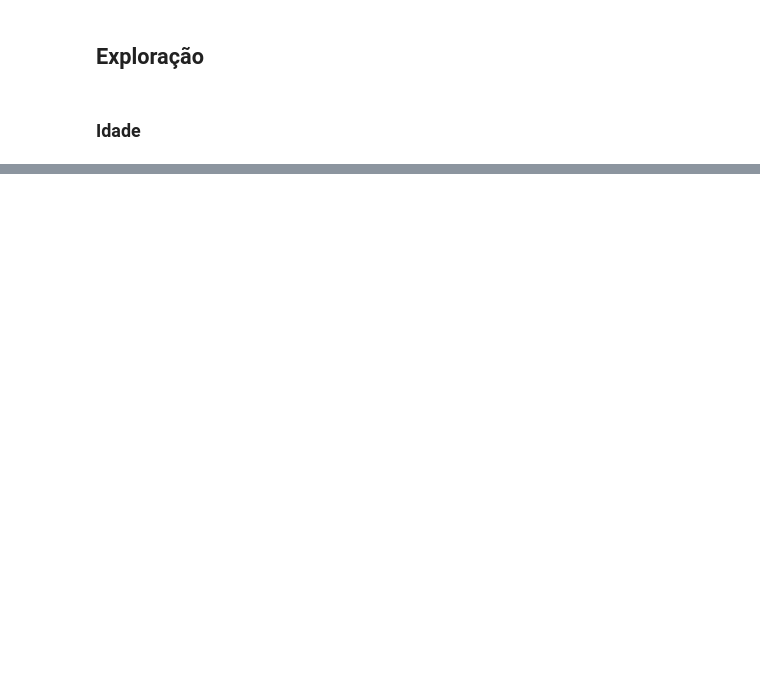
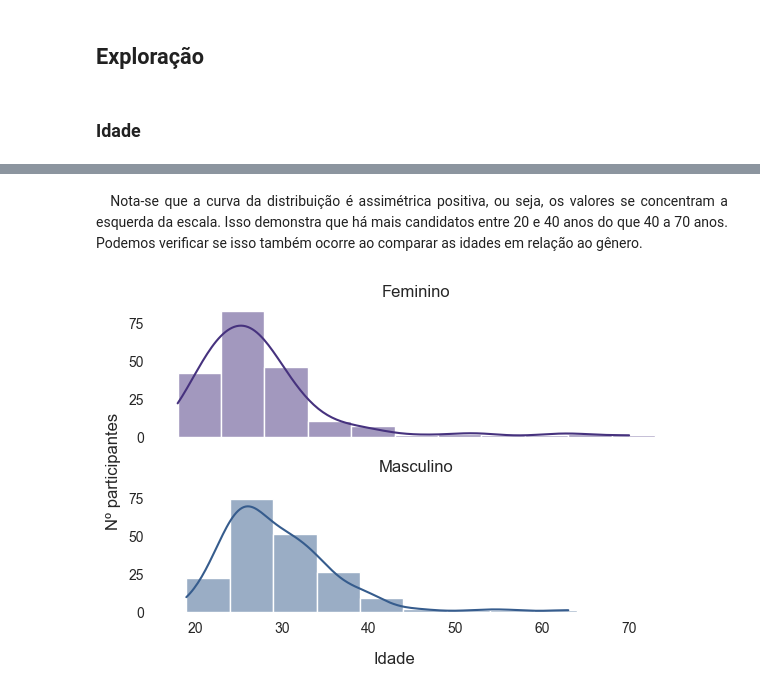
Before and after one commit to souzadecarlos/analise_bbb, a Jupyter notebook: main.ipynb, the cells around one changed output, grey strips where cells are left out. Saved outputs shown, nothing was run; the diff lists cells and outputs as text; code cells hidden in the pictures; blank space fills up the shorter version.

```diff
--- a/main.ipynb
+++ b/main.ipynb
@@ -321,0 +109,15 @@ Chi2ContingencyResult(statistic=36.985217907980065, pvalue=0.023744343204973112,
+# %% [markdown]
+<div style = "text-align: justify">&emsp;Nota-se que a curva da distribuição é assimétrica positiva, ou seja, os valores se concentram a esquerda da escala. Isso demonstra que há mais candidatos entre 20 e 40 anos do que 40 a 70 anos. Podemos verificar se isso também ocorre ao comparar as idades em relação ao gênero. </div>
+# %%
+#| echo: False
+p = sns.FacetGrid(data, row = 'genero', height= 2, aspect=3, hue = "genero", palette=sns.color_palette("viridis"))
+p.map(sns.histplot, "idade_participacao", binwidth = 5, kde = True)
+p.set_axis_labels("", "")
+p.fig.supxlabel("Idade")
+p.fig.supylabel("Nº participantes")
+axes = p.axes.flatten()
+axes[1].set_title("Masculino")
+axes[0].set_title("Feminino")
+p.despine(bottom = True, left = True);
+# %% [output]
+[figure, added]
```
Also changed, not shown: parts of 74 cells of this notebook, 35 other files.
